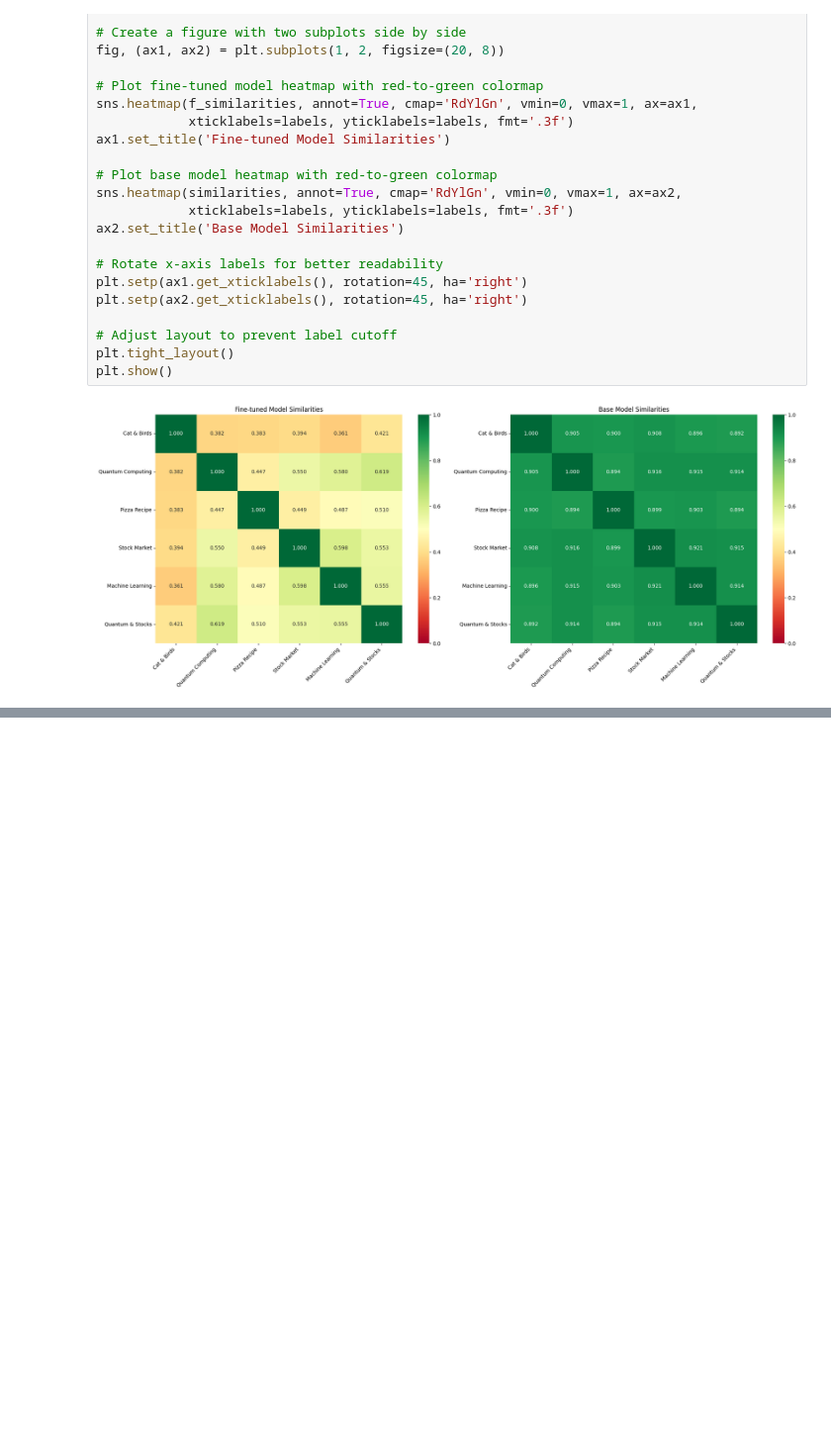
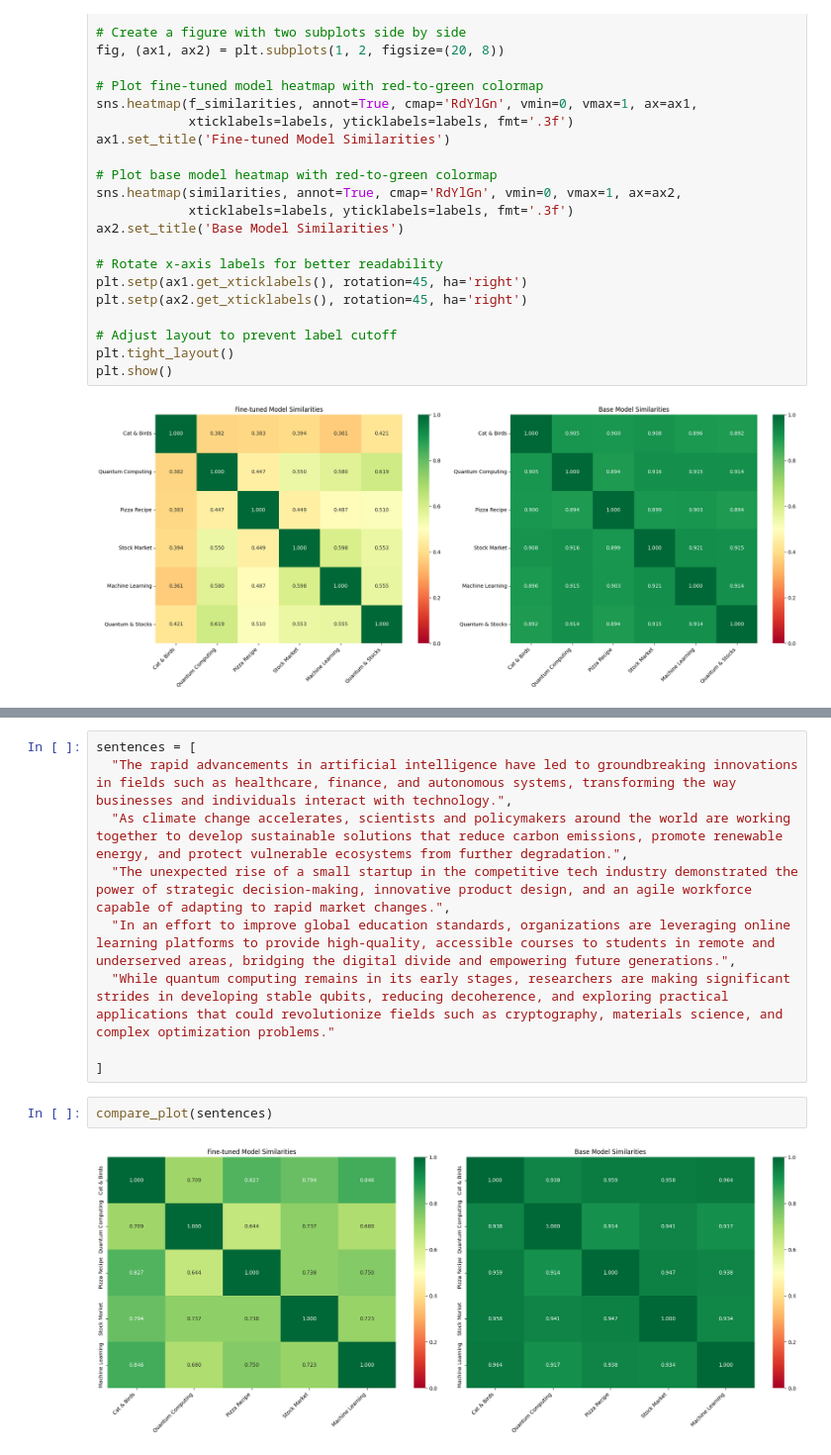
Before and after one commit to raviakasapu/LLM-Training-Docs, a Jupyter notebook: 1_embedding_models_fine_tuning.ipynb, the cells around one changed output, grey strips where cells are left out. Shown at 99% size. Saved outputs shown, nothing was run; the diff lists cells and outputs as text; blank space fills up the shorter version.

```diff
--- a/1_embedding_models_fine_tuning.ipynb
+++ b/1_embedding_models_fine_tuning.ipynb
@@ -398,0 +413,13 @@ plt.show()
+# %%
+sentences = [
+  "The rapid advancements in artificial intelligence have led to groundbreaking innovations in fields such as healthcare, finance, and autonomous systems, transforming the way businesses and individuals interact with technology.",
+  "As climate change accelerates, scientists and policymakers around the world are working together to develop sustainable solutions that reduce carbon emissions, promote renewable energy, and protect vulnerable ecosystems from further degradation.",
+  "The unexpected rise of a small startup in the competitive tech industry demonstrated the power of strategic decision-making, innovative product design, and an agile workforce capable of adapting to rapid market changes.",
+  "In an effort to improve global education standards, organizations are leveraging online learning platforms to provide high-quality, accessible courses to students in remote and underserved areas, bridging the digital divide and empowering future generations.",
+  "While quantum computing remains in its early stages, researchers are making significant strides in developing stable qubits, reducing decoherence, and exploring practical applications that could revolutionize fields such as cryptography, materials science, and complex optimization problems."
+
+]
+# %%
+compare_plot(sentences)
+# %% [output]
+[figure, added]
```
Also changed, not shown: parts of 4 cells of this notebook.
